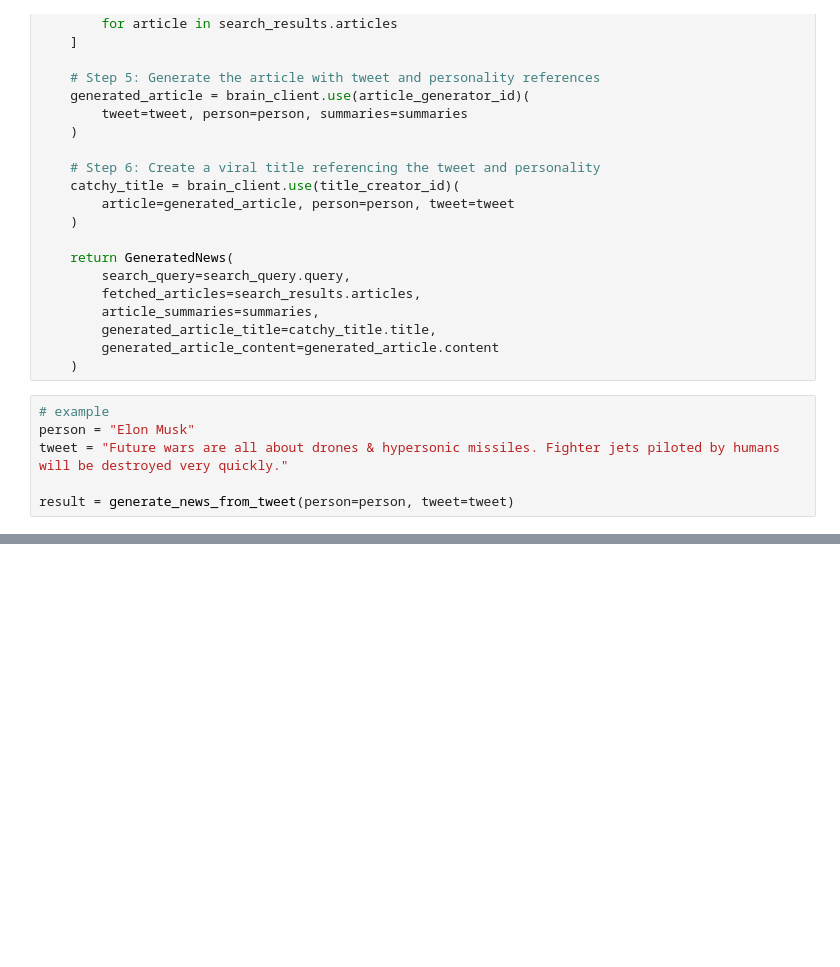
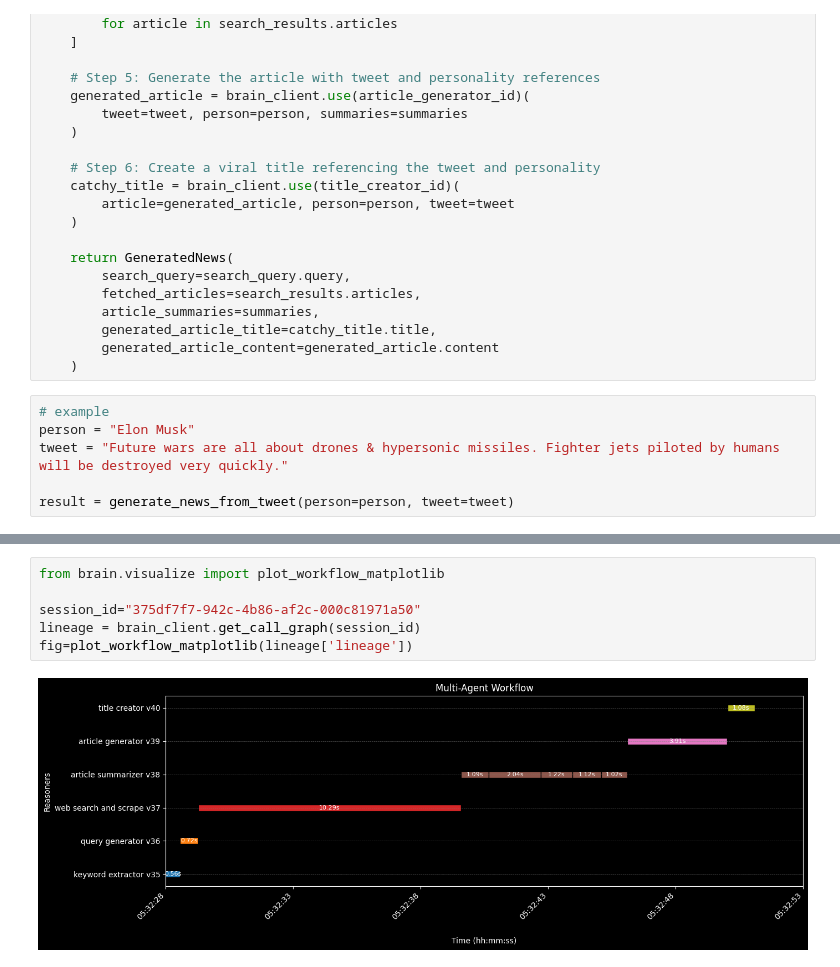
Before and after one commit to santoshkumarradha/brain, a Jupyter notebook: notebooks/tweet_news_creator.ipynb, the cells around one changed output, grey strips where cells are left out. Drawn from its saved outputs; the diff is of its cells as text; blank space fills up the shorter version.

Commit message:
Implement multi-agent lineage tracking for enhanced data flow analysis

```diff
--- a/notebooks/tweet_news_creator.ipynb
+++ b/notebooks/tweet_news_creator.ipynb
@@ -215 +215,9 @@ encourages a broader dialogue about the role of technology in maintaining global
 )
+# %%
+from brain.visualize import plot_workflow_matplotlib
+
+session_id="375df7f7-942c-4b86-af2c-000c81971a50"
+lineage = brain_client.get_call_graph(session_id)
+fig=plot_workflow_matplotlib(lineage['lineage'])
+# %% [output]
+[figure, added]
```
Also changed, not shown: parts of 3 cells of this notebook, 2 other files.
